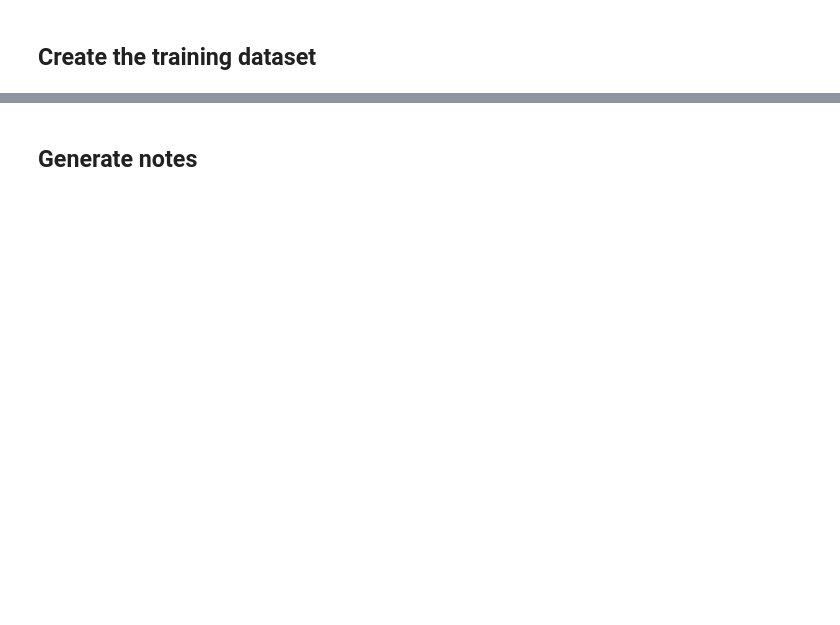
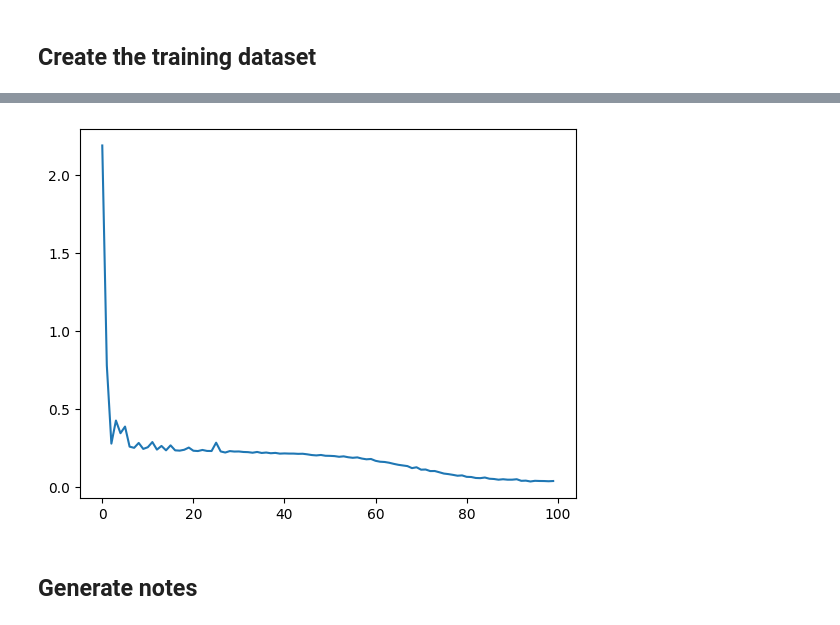
Before and after one commit to aeraymd/chopin_28_prelude, a Jupyter notebook: notebooks-aurelie/5_music_generation_LSTM_refurbished_v2.ipynb, the cells around one changed output, grey strips where cells are left out. Cells and saved outputs as stored; diff of their text form; code cells hidden in the pictures; blank space fills up the shorter version.

```diff
--- a/notebooks-aurelie/5_music_generation_LSTM_refurbished_v2.ipynb
+++ b/notebooks-aurelie/5_music_generation_LSTM_refurbished_v2.ipynb
@@ -400,3 +527,8 @@ plt.show()
+# %%
+plt.plot(history.epoch, history.history['loss'], label='total loss')
+plt.show()
+# %% [output]
+[figure, added]
 # %% [markdown]
 ## Generate notes
 # %%
```
Also changed, not shown: parts of 26 cells of this notebook, 1 other file.
